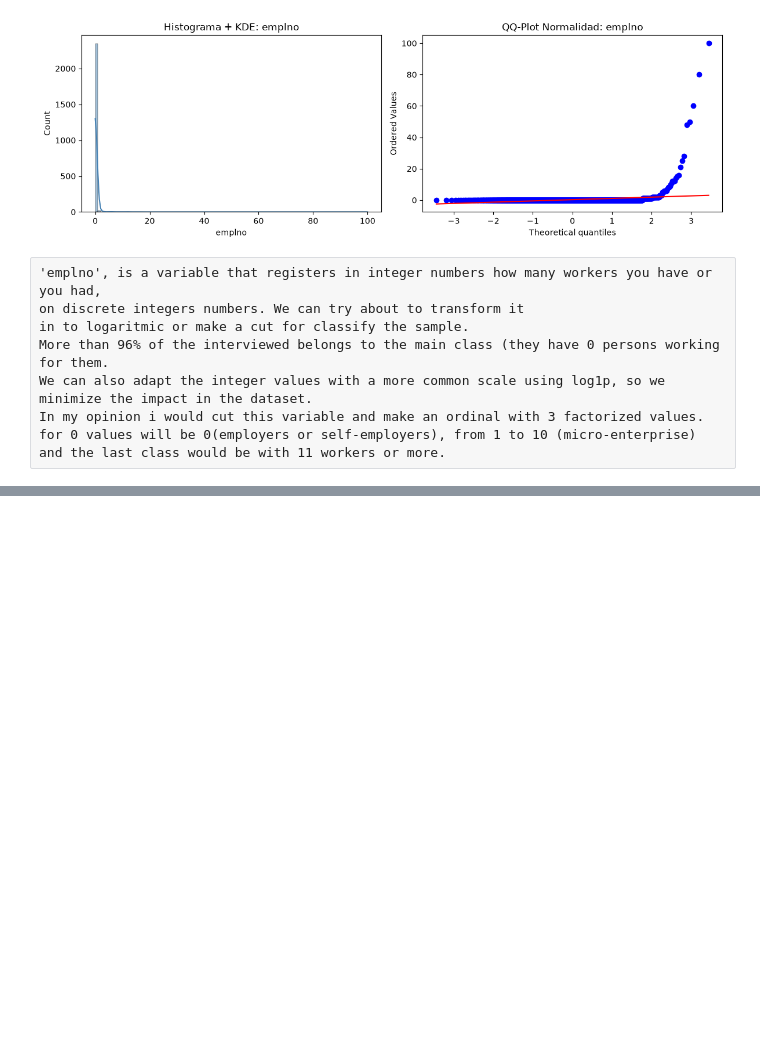
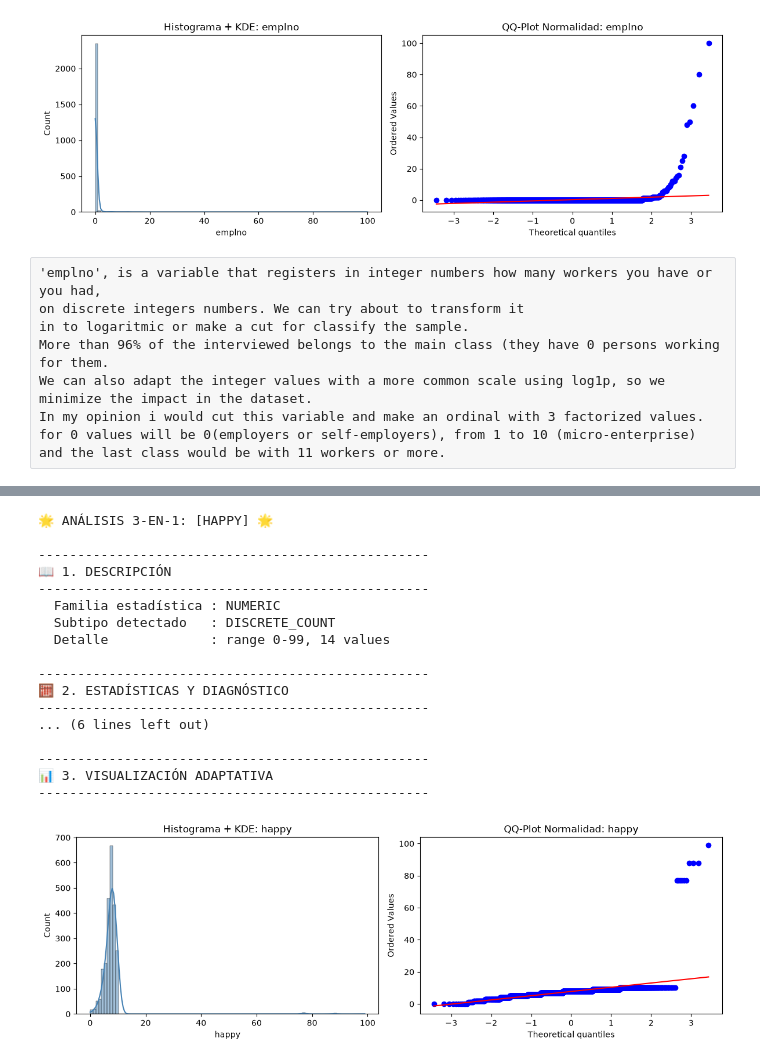
Before and after one commit to JosBerGon34/DataScienceCourse, a Jupyter notebook: notebooks/Ex6.2.ipynb, the cells around one changed output, grey strips where cells are left out. Cells and saved outputs as stored; diff of their text form; code cells hidden in the pictures; blank space fills up the shorter version.

```diff
--- a/notebooks/Ex6.2.ipynb
+++ b/notebooks/Ex6.2.ipynb
@@ -347,0 +410,13 @@ and the last class would be with 11 workers or more.
+# %%
+#In this case we have interviewed ppl who refused to say his age so we have to eliminate
+#as Ess surveys determine, there is 666,777,888, and 999 codes for this, we should clip
+#or just delete rows with this values.
+#The mean rounds up aprox on 56 years and median tell us the point
+#where the 50% of samples are in of IQR range.
+#Our data is poissoned with the positive outliers
+#lets quit them from the dataset.
+
+df_62['agea'] = df_62['agea'].replace([15,16,17,666, 777, 888, 999], np.nan)
+df_62 = df_62.dropna(subset=['agea'])
+
+print(df_62['agea'].describe(),'\nMode:',df_62['agea'].mode(),"\nMedian",df_62['agea'].median())
@@ -347,0 +436,14 @@ and the last class would be with 11 workers or more.
+# %%
+# Now the mean is less, but anyways the mode is stil 58 years
+# wich means the most common age of intervieweds are quite old.
+# The IQR range tell us the 50% of the samples are located in 66years-38years range(28 years)
+# Also means the or unction has longer left tail than right(Negative Skewness).
+# Depending on our target and the nature of our data we can normalize the numbers
+# Or just binning the age range to make 3 classes.
+# In my case ill do a logical binning {(0:18-35),(1:36-55),(2:56+)}
+df_62['agea_3ord'] = pd.cut(
+    df_62['agea'],
+    bins=[17, 35, 55, np.inf],
+    labels=[0, 1, 2]
+)
+print(df_62['agea_3ord'].value_counts(),'\n',df_62['agea_3ord'].describe())
@@ -347,0 +461,32 @@ and the last class would be with 11 workers or more.
+# %%
+#We did a deep analisis of some of this variables, we made a outlier cleaning that was disturbing our metrics
+#Also we factorized and binned some of the variables, making a brief analisis about the meaning of the metrics and shape
+#of the data distribution.
+#In my opinion in this dataset the only usefull transformation about making continuos or shaping it with some
+#of the numerical capabilities like min-max, Log1p etc.
+#Would be on the target variable, because there is a posibility that a linear regresion
+#Can detect not only the predicted variable, also the expected range of the target
+#Variables like happy or lrscale could be transformed, due his intensity grade
+#explicit on its likert scale.
+#Lets try with 'happy' variable, first of all we need a brief analisis about its metrics and shape.
+from src import ds3on1
+ds3on1(df_62, 'happy', Desc=True, Stat=True, Graph=True)
+# %% [output]
+🌟 ANÁLISIS 3-EN-1: [HAPPY] 🌟
+
+--------------------------------------------------
+📖 1. DESCRIPCIÓN
+--------------------------------------------------
+  Familia estadística : NUMERIC
+  Subtipo detectado   : DISCRETE_COUNT
+  Detalle             : range 0-99, 14 values
+
+--------------------------------------------------
+🧮 2. ESTADÍSTICAS Y DIAGNÓSTICO
+--------------------------------------------------
+... (6 lines left out)
+
+--------------------------------------------------
+📊 3. VISUALIZACIÓN ADAPTATIVA
+--------------------------------------------------
+[figure, added]
```
Also changed, not shown: parts of 10 cells of this notebook.
